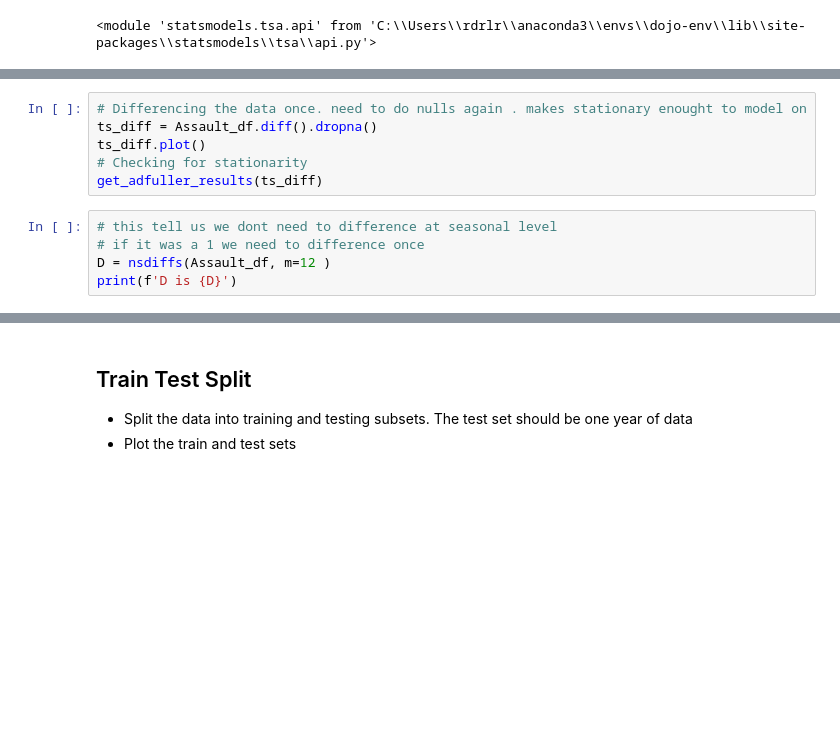
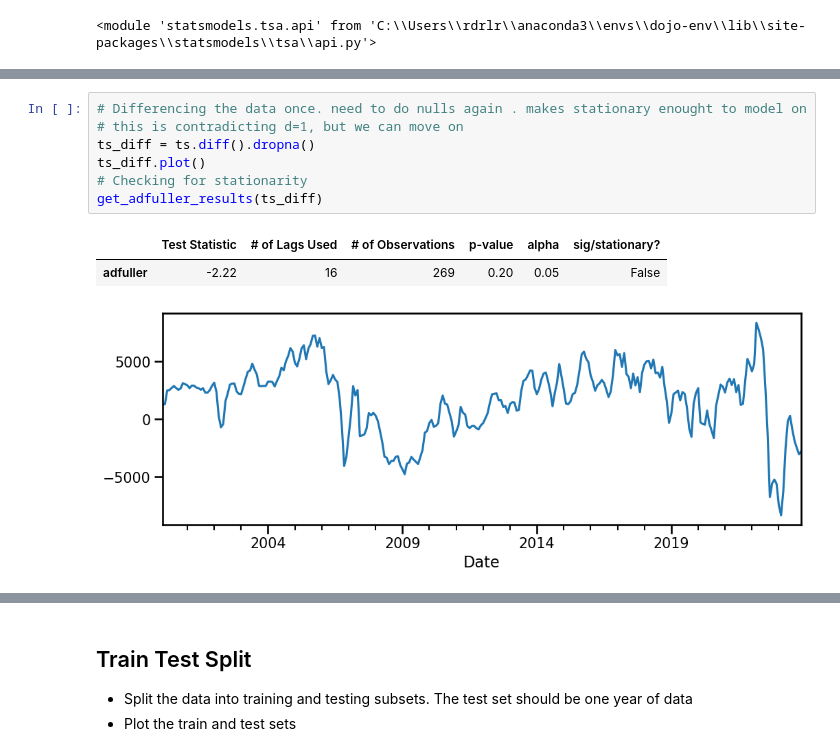
Before and after one commit to lrnrdr/CORE-Gridsearch-SARIMA-Models, a Jupyter notebook: Core Gridseach SARIMA Models.ipynb, the cells around one changed output, grey strips where cells are left out. Drawn from its saved outputs; the diff is of its cells as text; blank space fills up the shorter version.

```diff
--- a/Core Gridseach SARIMA Models.ipynb
+++ b/Core Gridseach SARIMA Models.ipynb
@@ -553,13 +596,13 @@ get_adfuller_results(ts)
 # %%
 # Differencing the data once. need to do nulls again . makes stationary enought to model on
-ts_diff = Assault_df.diff().dropna()
+# this is contradicting d=1, but we can move on
+ts_diff = ts.diff().dropna()
 ts_diff.plot()
 # Checking for stationarity
 get_adfuller_results(ts_diff)
+# %% [output]
+|  | Test Statistic | # of Lags Used | # of Observations | p-value | alpha | sig/stationary? |
+| adfuller | -2.22 | 16 | 269 | 0.20 | 0.05 | False |
+[figure, added]
-# %%
-# this tell us we dont need to difference at seasonal level
-# if it was a 1 we need to difference once
-D = nsdiffs(Assault_df, m=12 )
-print(f'D is {D}')
 # %%
 # look at dotted lines show at sesaonal level look at these to choose P and Q
```
Also changed, not shown: parts of 35 cells of this notebook.
